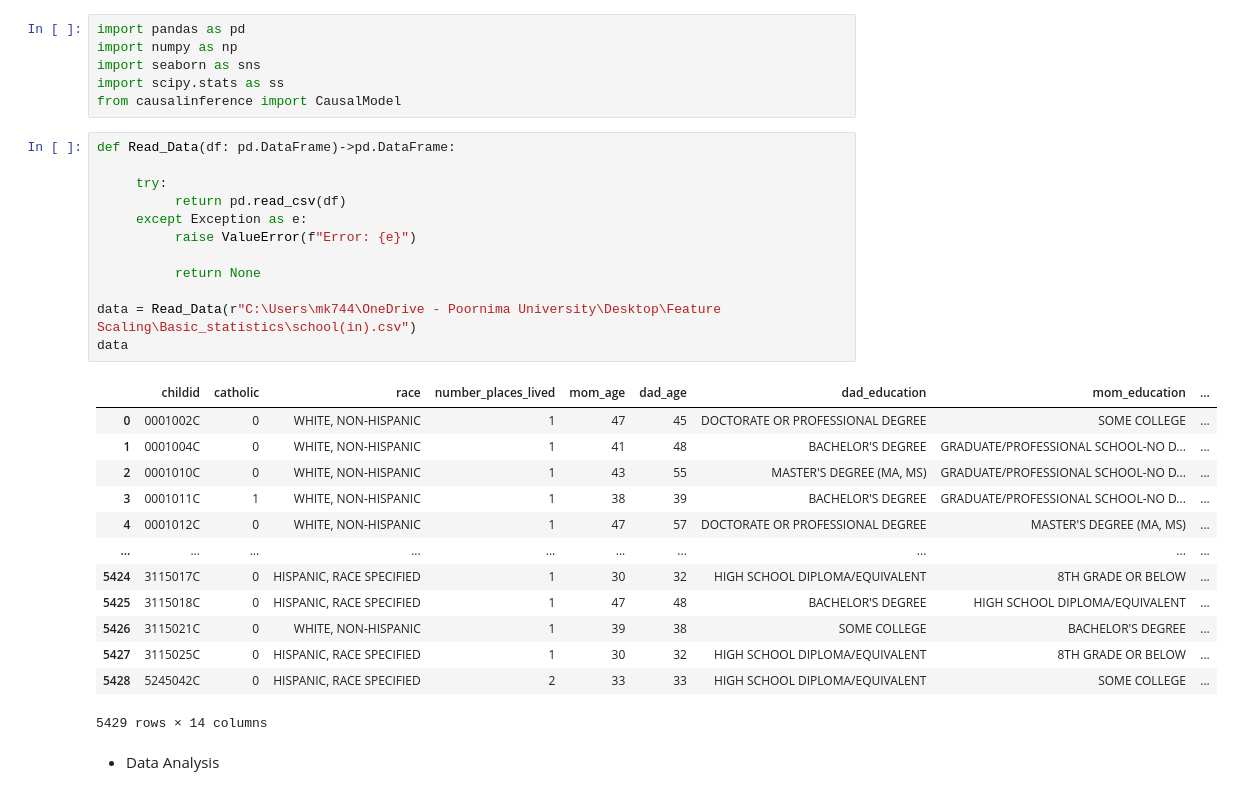
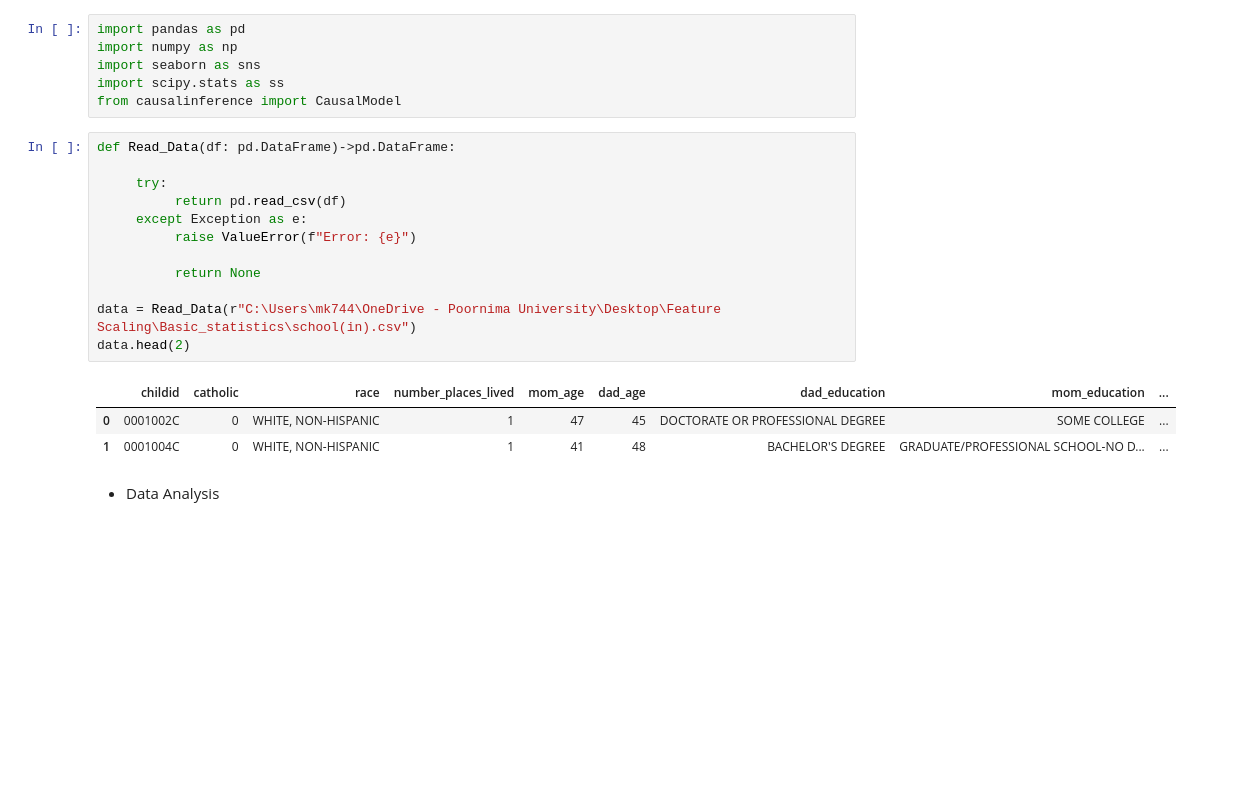
Before and after one commit to Maruf-Ahmad-khan/Feature-Scaling, a Jupyter notebook: Basic_statistics/Matching.ipynb, the cells around one changed output. Drawn from its saved outputs; the diff is of its cells as text; blank space fills up the shorter version.

```diff
--- a/Basic_statistics/Matching.ipynb
+++ b/Basic_statistics/Matching.ipynb
@@ -7,29 +7,19 @@ from causalinference import CausalModel
 # %%
 def Read_Data(df: pd.DataFrame)->pd.DataFrame:
 
      try:
           return pd.read_csv(df)
      except Exception as e:
           raise ValueError(f"Error: {e}")
 
           return None
 
 data = Read_Data(r"C:\Users\mk744\OneDrive - Poornima University\Desktop\Feature Scaling\Basic_statistics\school(in).csv")
-data
+data.head(2)
 # %% [output]
 |  | childid | catholic | race | number_places_lived | mom_age | dad_age | dad_education | mom_education | ... |
 | 0 | 0001002C | 0 | WHITE, NON-HISPANIC | 1 | 47 | 45 | DOCTORATE OR PROFESSIONAL DEGREE | SOME COLLEGE | ... |
 | 1 | 0001004C | 0 | WHITE, NON-HISPANIC | 1 | 41 | 48 | BACHELOR'S DEGREE | GRADUATE/PROFESSIONAL SCHOOL-NO D... | ... |
-| 2 | 0001010C | 0 | WHITE, NON-HISPANIC | 1 | 43 | 55 | MASTER'S DEGREE (MA, MS) | GRADUATE/PROFESSIONAL SCHOOL-NO D... | ... |
-| 3 | 0001011C | 1 | WHITE, NON-HISPANIC | 1 | 38 | 39 | BACHELOR'S DEGREE | GRADUATE/PROFESSIONAL SCHOOL-NO D... | ... |
-| 4 | 0001012C | 0 | WHITE, NON-HISPANIC | 1 | 47 | 57 | DOCTORATE OR PROFESSIONAL DEGREE | MASTER'S DEGREE (MA, MS) | ... |
-| ... | ... | ... | ... | ... | ... | ... | ... | ... | ... |
-| 5424 | 3115017C | 0 | HISPANIC, RACE SPECIFIED | 1 | 30 | 32 | HIGH SCHOOL DIPLOMA/EQUIVALENT | 8TH GRADE OR BELOW | ... |
-| 5425 | 3115018C | 0 | HISPANIC, RACE SPECIFIED | 1 | 47 | 48 | BACHELOR'S DEGREE | HIGH SCHOOL DIPLOMA/EQUIVALENT | ... |
-| 5426 | 3115021C | 0 | WHITE, NON-HISPANIC | 1 | 39 | 38 | SOME COLLEGE | BACHELOR'S DEGREE | ... |
-| 5427 | 3115025C | 0 | HISPANIC, RACE SPECIFIED | 1 | 30 | 32 | HIGH SCHOOL DIPLOMA/EQUIVALENT | 8TH GRADE OR BELOW | ... |
-| 5428 | 5245042C | 0 | HISPANIC, RACE SPECIFIED | 2 | 33 | 33 | HIGH SCHOOL DIPLOMA/EQUIVALENT | SOME COLLEGE | ... |
-5429 rows × 14 columns
 # %% [markdown]
 - Data Analysis
 # %%
```
Also changed, not shown: parts of 7 cells of this notebook.
